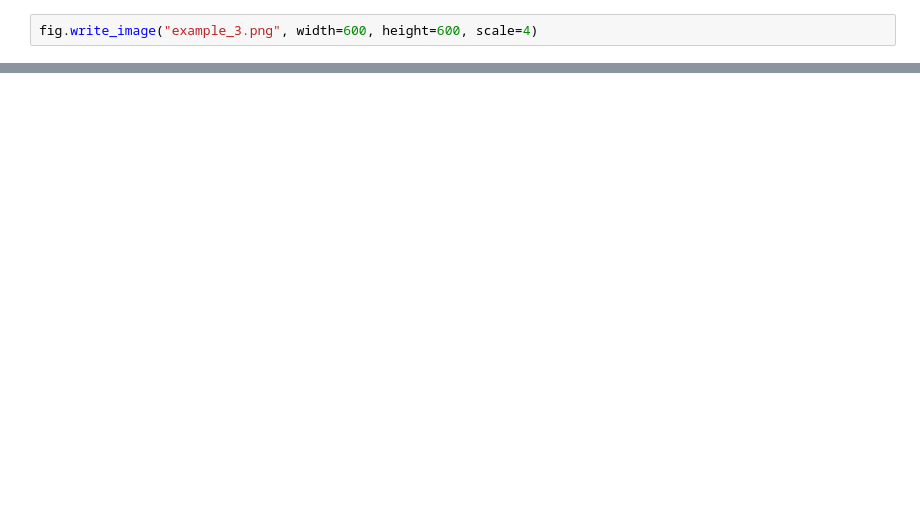
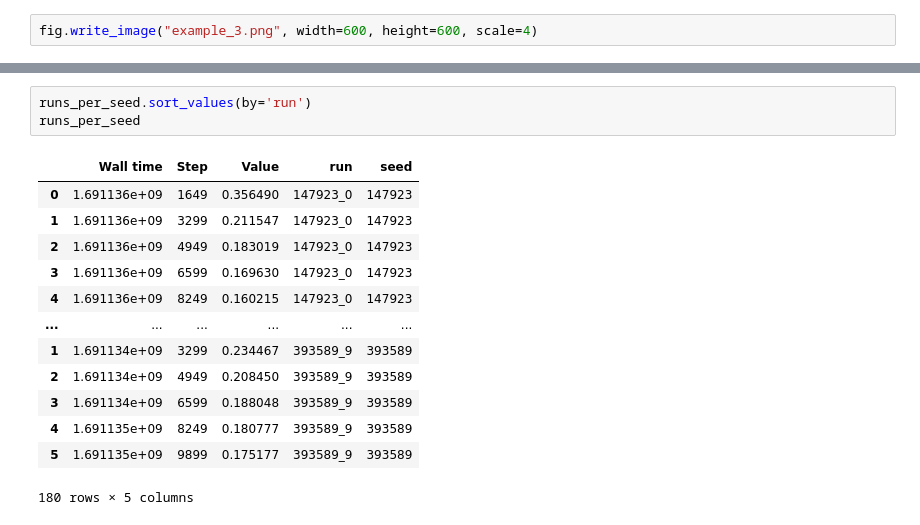
Before and after one commit to anieum/GNNDensityGradients, a Jupyter notebook: notebooks/Evaluation.ipynb, the cells around one changed output, grey strips where cells are left out. Saved outputs shown, nothing was run; the diff lists cells and outputs as text; blank space fills up the shorter version.

```diff
--- a/notebooks/Evaluation.ipynb
+++ b/notebooks/Evaluation.ipynb
@@ -891,0 +941,17 @@ fig.write_image("example_3.png", width=600, height=600, scale=4)
+# %%
+runs_per_seed.sort_values(by='run')
+runs_per_seed
+# %% [output]
+|  | Wall time | Step | Value | run | seed |
+| 0 | 1.691136e+09 | 1649 | 0.356490 | 147923_0 | 147923 |
+| 1 | 1.691136e+09 | 3299 | 0.211547 | 147923_0 | 147923 |
+| 2 | 1.691136e+09 | 4949 | 0.183019 | 147923_0 | 147923 |
+| 3 | 1.691136e+09 | 6599 | 0.169630 | 147923_0 | 147923 |
+| 4 | 1.691136e+09 | 8249 | 0.160215 | 147923_0 | 147923 |
+| ... | ... | ... | ... | ... | ... |
+| 1 | 1.691134e+09 | 3299 | 0.234467 | 393589_9 | 393589 |
+| 2 | 1.691134e+09 | 4949 | 0.208450 | 393589_9 | 393589 |
+| 3 | 1.691134e+09 | 6599 | 0.188048 | 393589_9 | 393589 |
+| 4 | 1.691135e+09 | 8249 | 0.180777 | 393589_9 | 393589 |
+| 5 | 1.691135e+09 | 9899 | 0.175177 | 393589_9 | 393589 |
+180 rows × 5 columns
```
Also changed, not shown: parts of 18 cells of this notebook, 2 other files.
